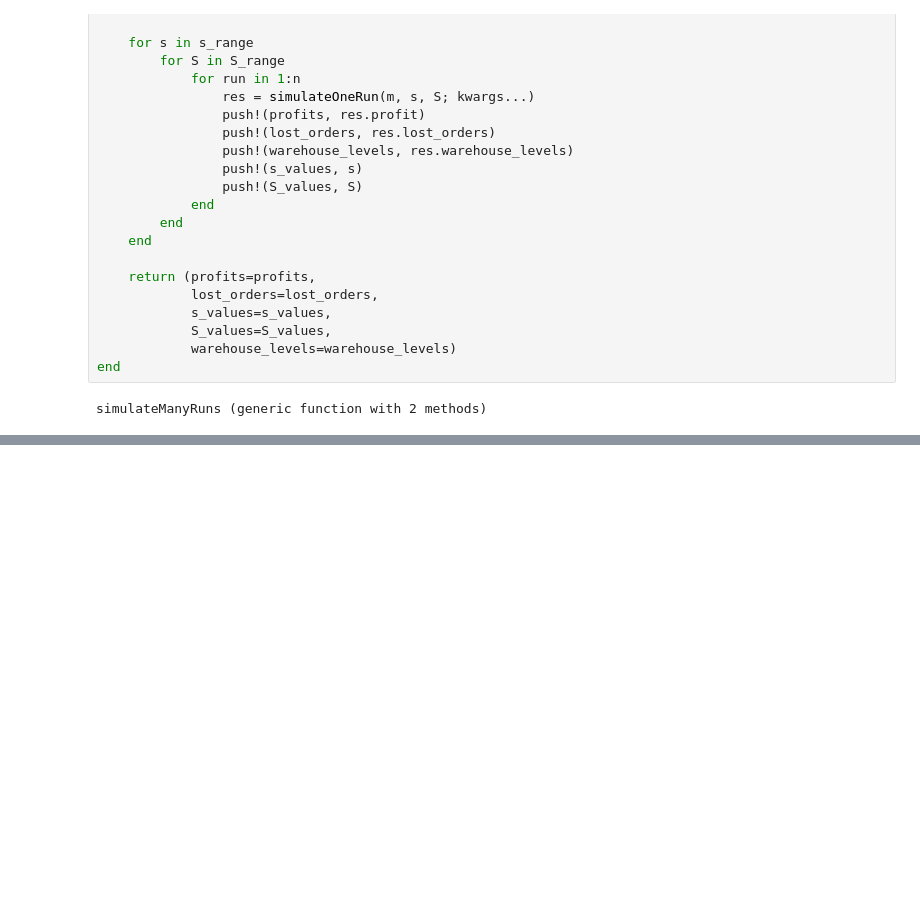
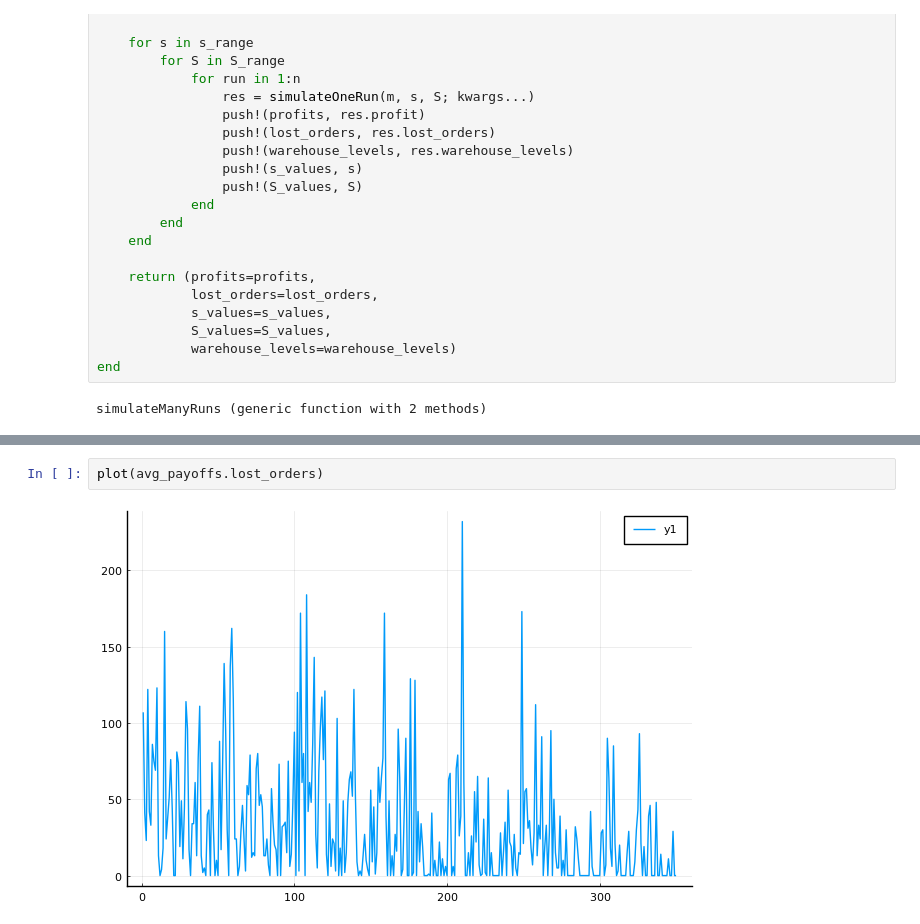
Before and after one commit to agomolka/MASem2InventoryOptimization, a Jupyter notebook: inventory_optimization.ipynb, the cells around one changed output, grey strips where cells are left out. Drawn from its saved outputs; the diff is of its cells as text; blank space fills up the shorter version.

```diff
--- a/inventory_optimization.ipynb
+++ b/inventory_optimization.ipynb
@@ -359,0 +372,4 @@ results = simulateManyRuns(n, m, s_range, S_range; kwargs...)
+# %%
+plot(avg_payoffs.lost_orders)
+# %% [output]
+[figure, added]
```
Also changed, not shown: parts of 5 cells of this notebook.
